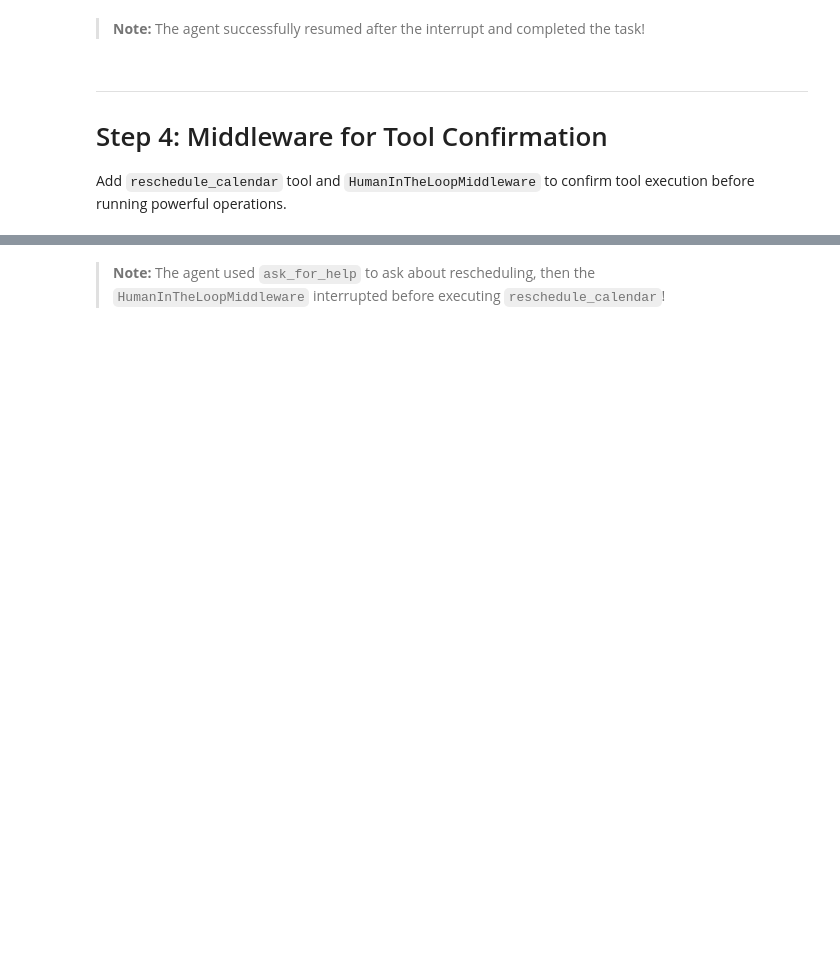
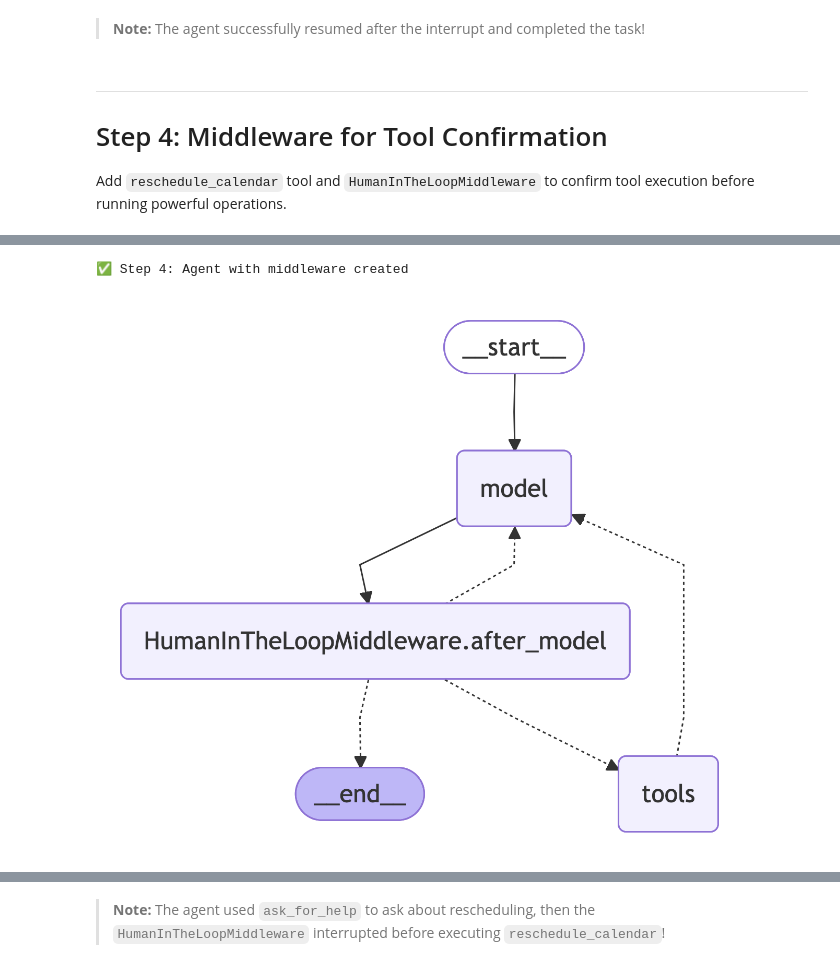
Before and after one commit to langchain-samples/planner-agent-workshop, a Jupyter notebook: workshop_notebook.ipynb, the cells around one changed output, grey strips where cells are left out. Drawn from its saved outputs; the diff is of its cells as text; code cells hidden in the pictures; blank space fills up the shorter version.

Commit message:
chore: step 4

```diff
--- a/workshop_notebook.ipynb
+++ b/workshop_notebook.ipynb
@@ -98,6 +102,13 @@ def display_calendar(title: str = "📅 Calendar Events"):
     print("=" * 80)
     print(f"Total: {len(_calendar_events)} event(s)\n")
 
+# Util function to display the agent using pyppeteer
+def display_agent(agent):
+    try:
+        display(Image(agent.get_graph().draw_mermaid_png(draw_method=MermaidDrawMethod.API)))
+    except Exception as e:
+        display(Image(agent.get_graph().draw_mermaid_png(draw_method=MermaidDrawMethod.PYPPETEER)))
+
 print("✅ Calendar storage initialized")
 # %% [output]
 ✅ Calendar storage initialized
@@ -298,7 +336,7 @@ Add `ask_for_help` tool that uses `interrupt` to pause execution and wait for us
 _calendar_events.clear()
 _calendar_events.append({
     "title": "Meeting",
-    "date": "2024-12-20",
+    "date": "2025-12-20",
     "time": "11:00",
     "location": "Office"
 })
@@ -421,0 +507,38 @@ print("✅ Step 4: reschedule_calendar tool defined")
+# %%
+# Step 4: Create agent with middleware for tool confirmation
+
+SYSTEM_PROMPT_04 = """You are a helpful calendar assistant. You can:
+- Read calendar events using read_calendar
+- Create new events using write_calendar
+- Ask for help using ask_for_help when you encounter conflicts
+- Reschedule existing events using reschedule_calendar
+
+When scheduling events, always check the calendar first for conflicts.
+If you find a conflict, use ask_for_help to ask the user if they want to reschedule the existing event.
+If the user agrees to reschedule, use reschedule_calendar to move the existing event.
+Be friendly and confirm when events are successfully created or rescheduled."""
+
+checkpointer_04 = MemorySaver()
+
+# Create middleware for tool confirmation
+# This will interrupt before executing reschedule_calendar to ask for confirmation
+human_in_loop = HumanInTheLoopMiddleware(
+    interrupt_on={
+        "reschedule_calendar": True,  # Interrupt and allow all decisions (approve, edit, reject)
+    }
+)
+
+agent_04 = create_agent(
+    model=model,
+    tools=[read_calendar, write_calendar, ask_for_help, reschedule_calendar],
+    system_prompt=SYSTEM_PROMPT_04,
+    checkpointer=checkpointer_04,
+    middleware=[human_in_loop],  # NEW: Add middleware
+)
+
+print("✅ Step 4: Agent with middleware created")
+
+display_agent(agent_04)
+# %% [output]
+✅ Step 4: Agent with middleware created
+[figure, added]
```
Also changed, not shown: parts of 24 cells of this notebook, 7 other files.
